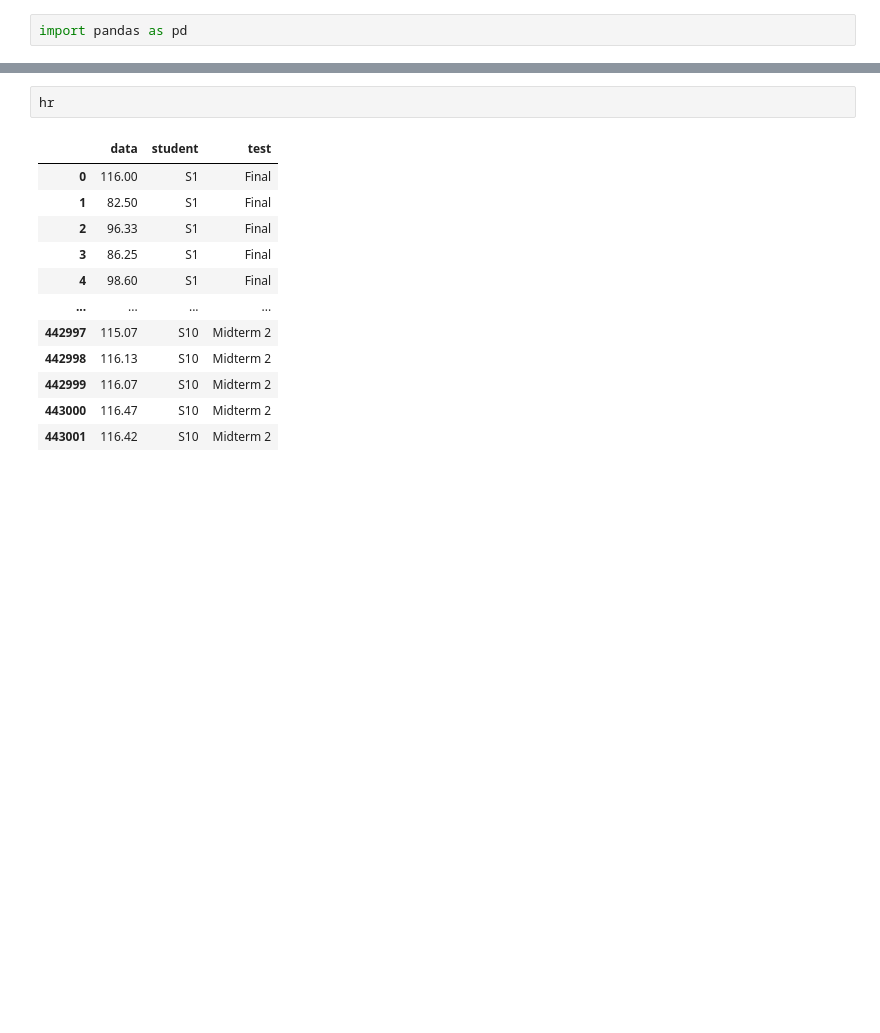
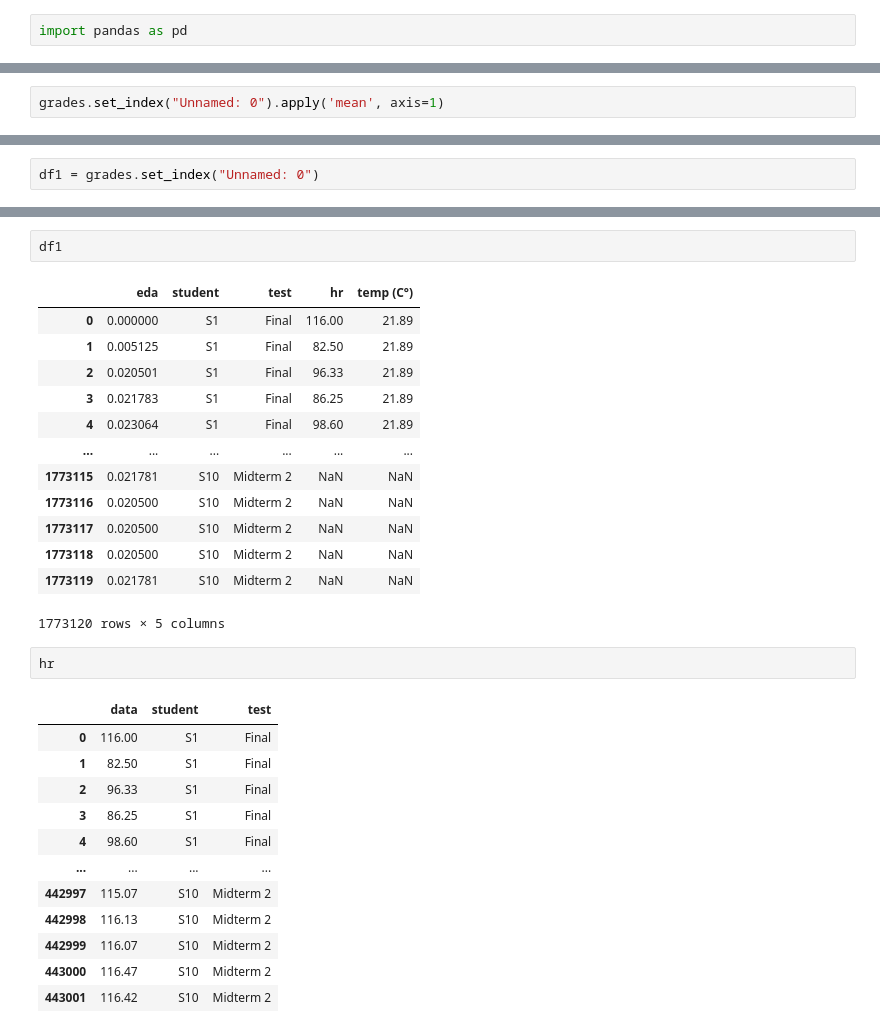
Before and after one commit to jyepez26/final-project-106, a Jupyter notebook: explore_data.ipynb, the cells around one changed output, grey strips where cells are left out. Cells and saved outputs as stored; diff of their text form; blank space fills up the shorter version.

```diff
--- a/explore_data.ipynb
+++ b/explore_data.ipynb
@@ -36,0 +157,2 @@ pd.concat([eda, hr, temp], axis=1)
+# %%
+grades.set_index("Unnamed: 0").apply('mean', axis=1)
@@ -36,0 +284,2 @@ pd.concat([eda, hr, temp], axis=1)
+# %%
+df1 = grades.set_index("Unnamed: 0")
@@ -37,3 +353,19 @@ pd.concat([eda, hr, temp], axis=1)
+# %%
+df1
+# %% [output]
+|  | eda | student | test | hr | temp (C°) |
+| 0 | 0.000000 | S1 | Final | 116.00 | 21.89 |
+| 1 | 0.005125 | S1 | Final | 82.50 | 21.89 |
+| 2 | 0.020501 | S1 | Final | 96.33 | 21.89 |
+| 3 | 0.021783 | S1 | Final | 86.25 | 21.89 |
+| 4 | 0.023064 | S1 | Final | 98.60 | 21.89 |
+| ... | ... | ... | ... | ... | ... |
+| 1773115 | 0.021781 | S10 | Midterm 2 | NaN | NaN |
+| 1773116 | 0.020500 | S10 | Midterm 2 | NaN | NaN |
+| 1773117 | 0.020500 | S10 | Midterm 2 | NaN | NaN |
+| 1773118 | 0.020500 | S10 | Midterm 2 | NaN | NaN |
+| 1773119 | 0.021781 | S10 | Midterm 2 | NaN | NaN |
+1773120 rows × 5 columns
 # %%
 hr
 # %% [output]
```
Also changed, not shown: parts of 49 cells of this notebook, 9 other files.
